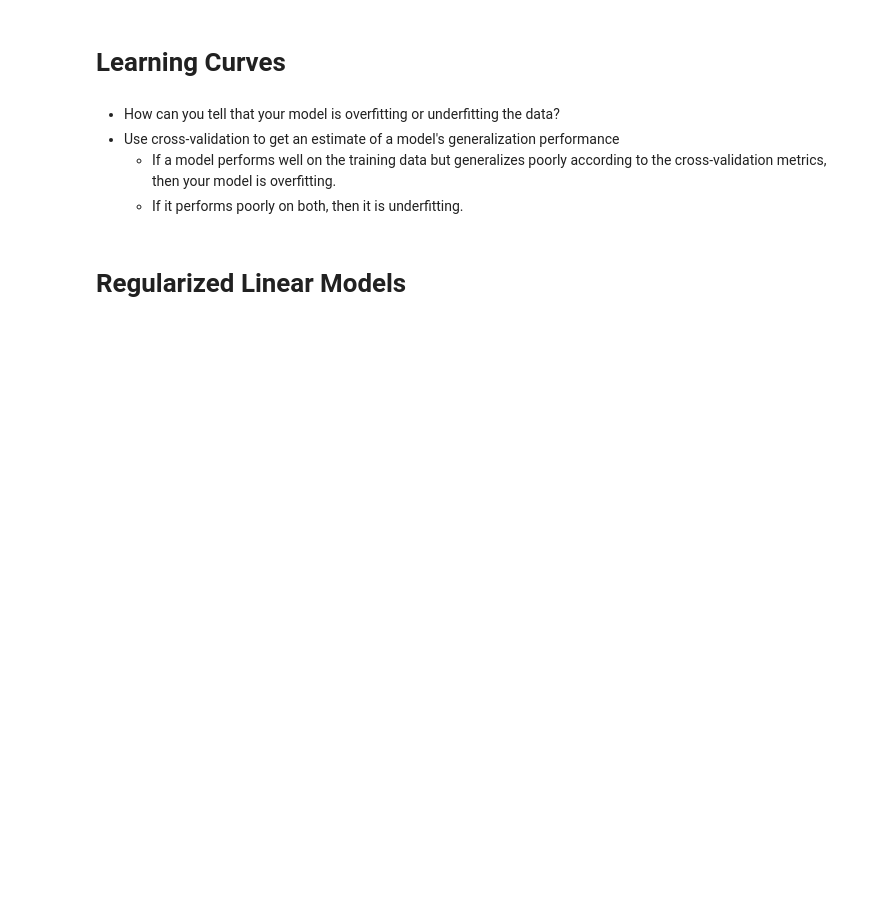
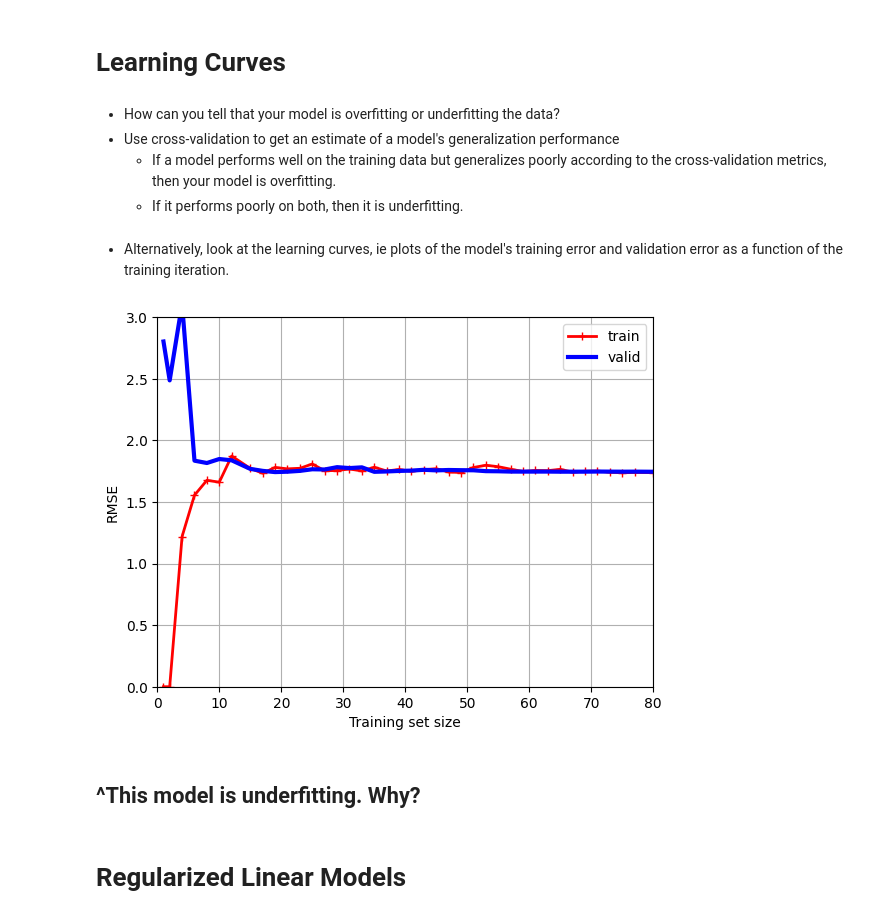
Before and after one commit to malayajac/HowIUnderstandIt_HandsOnML, a Jupyter notebook: ch4_trainingmodels.ipynb, the cells around one changed output. Drawn from its saved outputs; the diff is of its cells as text; code cells hidden in the pictures; blank space fills up the shorter version.

```diff
--- a/ch4_trainingmodels.ipynb
+++ b/ch4_trainingmodels.ipynb
@@ -321,3 +321,5 @@ lin_reg.intercept_, lin_reg.coef_
 - Use cross-validation to get an estimate of a model's generalization performance
     - If a model performs well on the training data but generalizes poorly according to the cross-validation metrics, then your model is overfitting.
     - If it performs poorly on both, then it is underfitting.
+# %% [markdown]
+- Alternatively, look at the learning curves, ie plots of the model's training error and validation error as a function of the training iteration.
@@ -324,3 +328,26 @@ lin_reg.intercept_, lin_reg.coef_
+# %%
+train_sizes, train_scores, valid_scores = learning_curve(
+    LinearRegression(), X, y, train_sizes=np.linspace(0.01, 1.0, 40), cv=5,
+    scoring="neg_root_mean_squared_error"
+)
+train_errors = -train_scores.mean(axis=1)
+valid_errors = -valid_scores.mean(axis=1)
+# %%
+plt.plot(train_sizes, train_errors, "r-+", linewidth=2, label="train")
+plt.plot(train_sizes, valid_errors, "b-", linewidth=3, label="valid")
+plt.xlabel("Training set size")
+plt.ylabel("RMSE")
+plt.xlim([0, 80])
+plt.ylim([0, 3])
+plt.grid(True)
+plt.legend()
+plt.show()
+# %% [output]
+[figure, added]
+# %% [markdown]
+^This model is underfitting.
+Why?
+-
 # %% [markdown]
 # Regularized Linear Models
 # %% [markdown]
```
Also changed, not shown: parts of 6 cells of this notebook.
